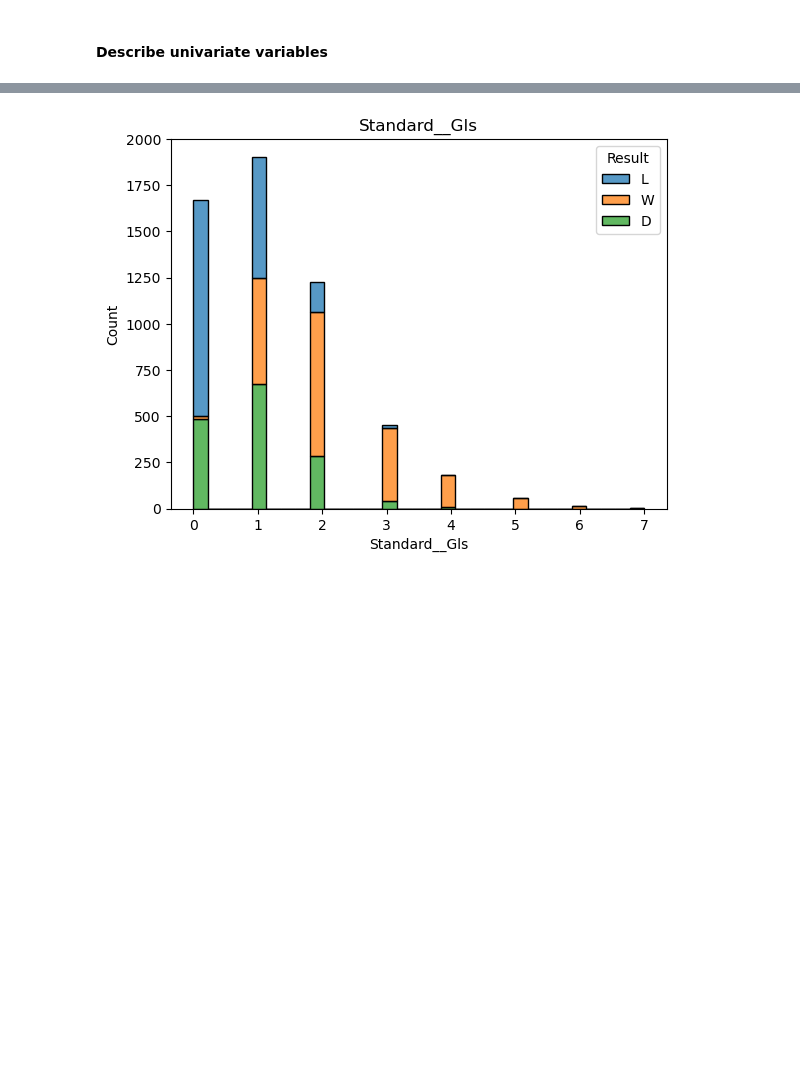
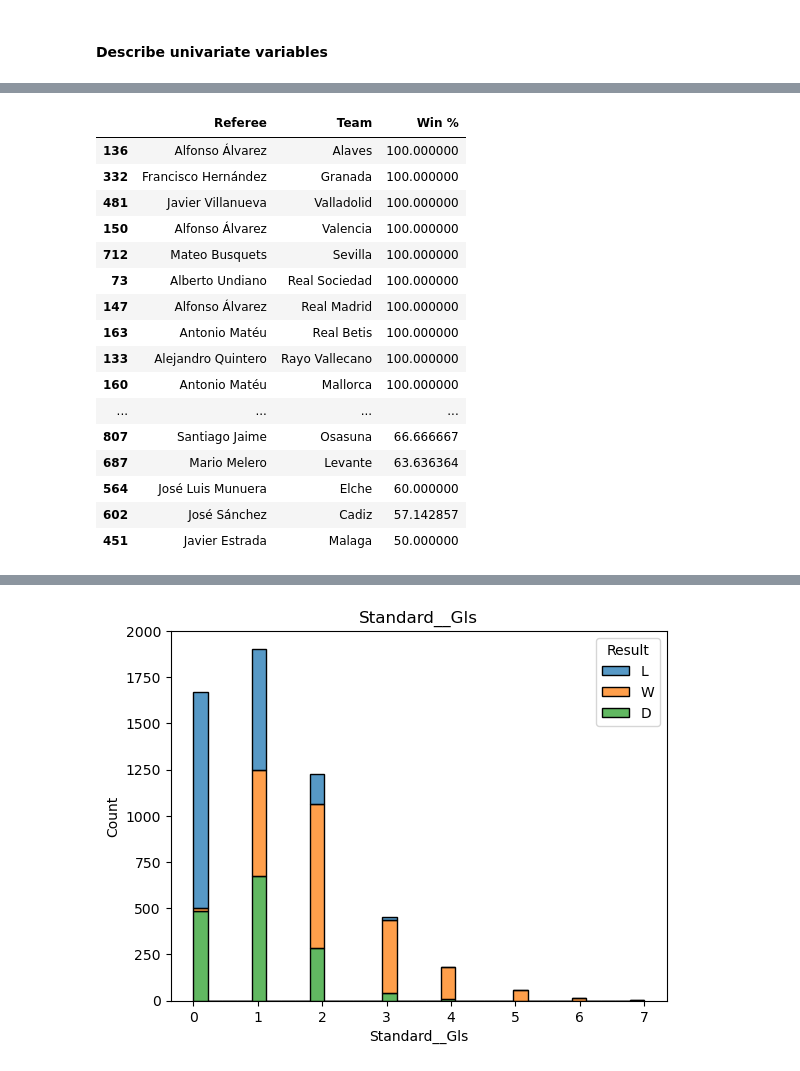
Before and after one commit to DSAI-Creator/Football-Match-Prediction, a Jupyter notebook: src/eda/eda.ipynb, the cells around one changed output, grey strips where cells are left out. Saved outputs shown, nothing was run; the diff lists cells and outputs as text; code cells hidden in the pictures; blank space fills up the shorter version.

```diff
--- a/src/eda/eda.ipynb
+++ b/src/eda/eda.ipynb
@@ -504,0 +491,29 @@ df2.describe()
+# %%
+# Calculate win percentage for each team under different referees
+referee_performance = df2.groupby(['Referee', 'Team'])['Result'].apply(lambda x: (x == 'W').mean() * 100).reset_index()
+
+# Find the referee with the highest win percentage for each team
+best_referee_for_team = referee_performance.loc[referee_performance.groupby('Team')['Result'].idxmax()]
+
+# Rename columns for clarity
+best_referee_for_team.columns = ['Referee', 'Team', 'Win %']
+
+best_referee_for_team.sort_values(by='Win %', ascending=False)
+# %% [output]
+|  | Referee | Team | Win % |
+| 136 | Alfonso Álvarez | Alaves | 100.000000 |
+| 332 | Francisco Hernández | Granada | 100.000000 |
+| 481 | Javier Villanueva | Valladolid | 100.000000 |
+| 150 | Alfonso Álvarez | Valencia | 100.000000 |
+| 712 | Mateo Busquets | Sevilla | 100.000000 |
+| 73 | Alberto Undiano | Real Sociedad | 100.000000 |
+| 147 | Alfonso Álvarez | Real Madrid | 100.000000 |
+| 163 | Antonio Matéu | Real Betis | 100.000000 |
+| 133 | Alejandro Quintero | Rayo Vallecano | 100.000000 |
+| 160 | Antonio Matéu | Mallorca | 100.000000 |
+| ... | ... | ... | ... |
+| 807 | Santiago Jaime | Osasuna | 66.666667 |
+| 687 | Mario Melero | Levante | 63.636364 |
+| 564 | José Luis Munuera | Elche | 60.000000 |
+| 602 | José Sánchez | Cadiz | 57.142857 |
+| 451 | Javier Estrada | Malaga | 50.000000 |
```
Also changed, not shown: parts of 43 cells of this notebook, 1 other file.
